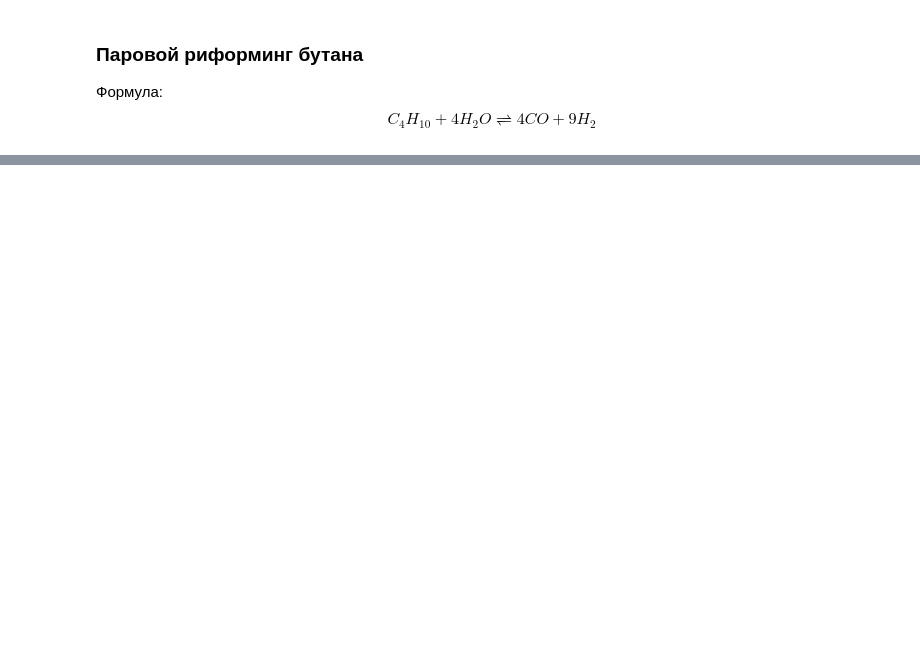
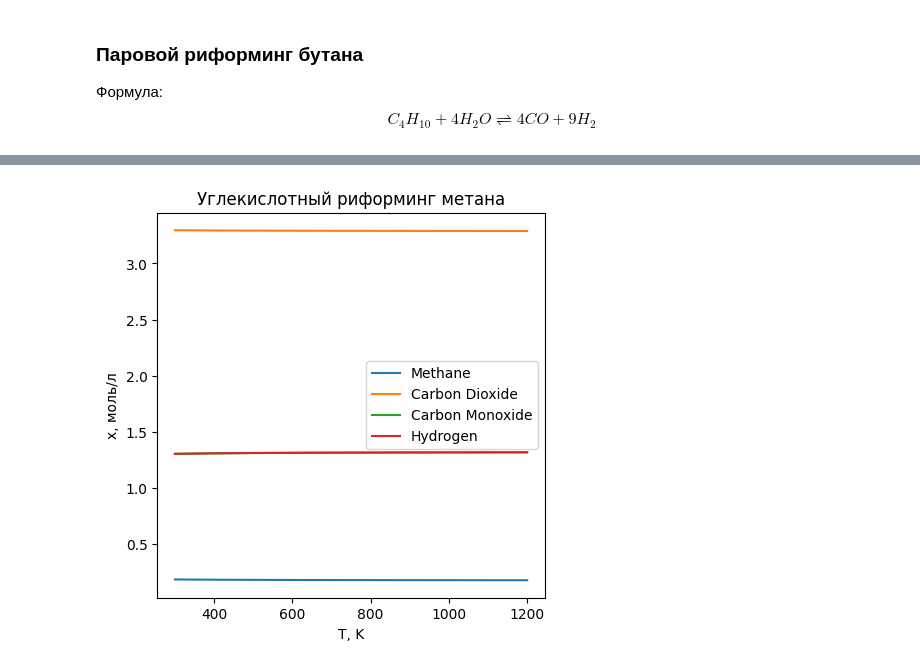
Before and after one commit to Pater-Forg/dded-labs, a Jupyter notebook: unit-06/ex-2/ex-2-2.ipynb, the cells around one changed output, grey strips where cells are left out. Drawn from its saved outputs; the diff is of its cells as text; code cells hidden in the pictures; blank space fills up the shorter version.

```diff
--- a/unit-06/ex-2/ex-2-2.ipynb
+++ b/unit-06/ex-2/ex-2-2.ipynb
@@ -196,0 +203,11 @@ draw_plot(C3, species, "Паровой риформинг бутана")
+# %%
+species = ["Methane", "Carbon Dioxide", "Carbon Monoxide", "Hydrogen"]
+Aeq = np.array(
+    [
+        [4,      0,      0,      2], # hydrogen balance
+        [0,      2,      1,      0], # oxygen balance
+        [1,      1,      1,      0], # carbon balance
+#        CH4     CO2     CO      H2
+    ])
+C4 = proccess_reaction(species, Aeq)
+print(C4)
@@ -196,0 +232,4 @@ draw_plot(C3, species, "Паровой риформинг бутана")
+# %%
+draw_plot(C4, species, "Углекислотный риформинг метана")
+# %% [output]
+[figure, added]
```
Also changed, not shown: parts of 17 cells of this notebook.
